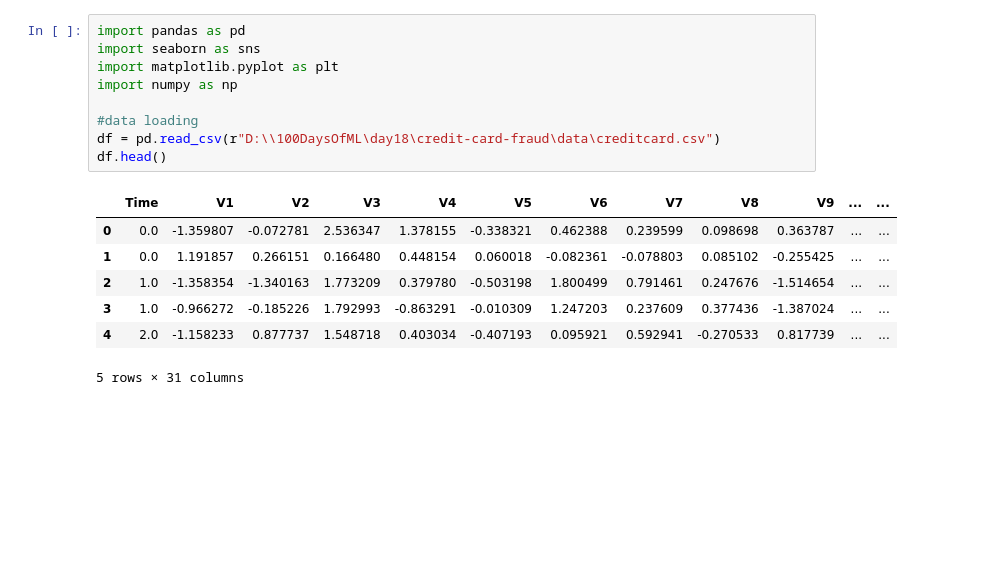
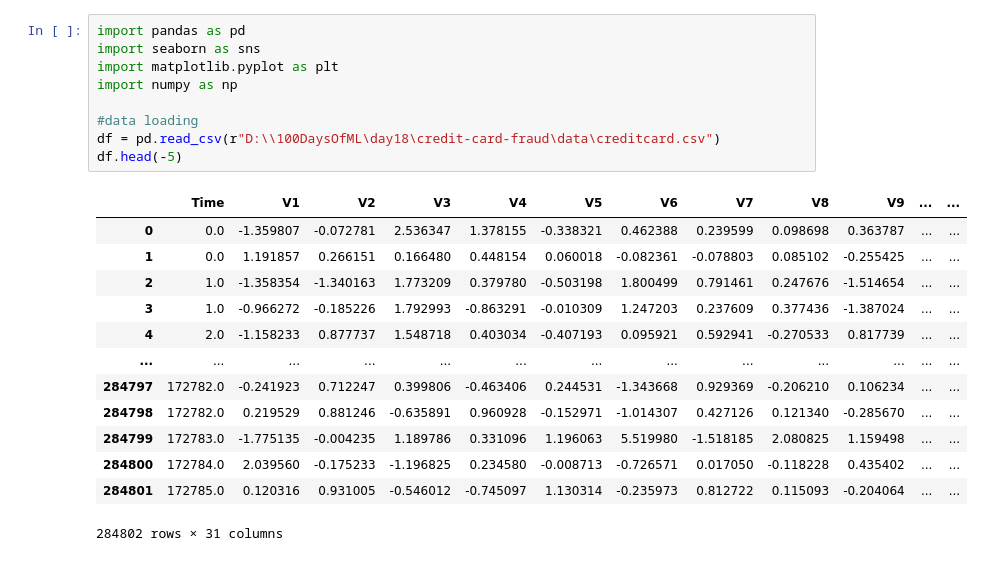
Before and after one commit to jackaakash4/100DaysOfML, a Jupyter notebook: day18/credit-card-fraud/notebooks/credit-card-fraud-detection.ipynb, the cells around one changed output. Drawn from its saved outputs; the diff is of its cells as text; blank space fills up the shorter version.

```diff
--- a/day18/credit-card-fraud/notebooks/credit-card-fraud-detection.ipynb
+++ b/day18/credit-card-fraud/notebooks/credit-card-fraud-detection.ipynb
@@ -1,18 +1,24 @@
 # %%
 import pandas as pd
 import seaborn as sns
 import matplotlib.pyplot as plt
 import numpy as np
 
 #data loading
 df = pd.read_csv(r"D:\\100DaysOfML\day18\credit-card-fraud\data\creditcard.csv")
-df.head()
+df.head(-5)
 # %% [output]
 |  | Time | V1 | V2 | V3 | V4 | V5 | V6 | V7 | V8 | V9 | ... | ... |
 | 0 | 0.0 | -1.359807 | -0.072781 | 2.536347 | 1.378155 | -0.338321 | 0.462388 | 0.239599 | 0.098698 | 0.363787 | ... | ... |
 | 1 | 0.0 | 1.191857 | 0.266151 | 0.166480 | 0.448154 | 0.060018 | -0.082361 | -0.078803 | 0.085102 | -0.255425 | ... | ... |
 | 2 | 1.0 | -1.358354 | -1.340163 | 1.773209 | 0.379780 | -0.503198 | 1.800499 | 0.791461 | 0.247676 | -1.514654 | ... | ... |
 | 3 | 1.0 | -0.966272 | -0.185226 | 1.792993 | -0.863291 | -0.010309 | 1.247203 | 0.237609 | 0.377436 | -1.387024 | ... | ... |
 | 4 | 2.0 | -1.158233 | 0.877737 | 1.548718 | 0.403034 | -0.407193 | 0.095921 | 0.592941 | -0.270533 | 0.817739 | ... | ... |
+| ... | ... | ... | ... | ... | ... | ... | ... | ... | ... | ... | ... | ... |
+| 284797 | 172782.0 | -0.241923 | 0.712247 | 0.399806 | -0.463406 | 0.244531 | -1.343668 | 0.929369 | -0.206210 | 0.106234 | ... | ... |
+| 284798 | 172782.0 | 0.219529 | 0.881246 | -0.635891 | 0.960928 | -0.152971 | -1.014307 | 0.427126 | 0.121340 | -0.285670 | ... | ... |
+| 284799 | 172783.0 | -1.775135 | -0.004235 | 1.189786 | 0.331096 | 1.196063 | 5.519980 | -1.518185 | 2.080825 | 1.159498 | ... | ... |
+| 284800 | 172784.0 | 2.039560 | -0.175233 | -1.196825 | 0.234580 | -0.008713 | -0.726571 | 0.017050 | -0.118228 | 0.435402 | ... | ... |
+| 284801 | 172785.0 | 0.120316 | 0.931005 | -0.546012 | -0.745097 | 1.130314 | -0.235973 | 0.812722 | 0.115093 | -0.204064 | ... | ... |
-5 rows × 31 columns
+284802 rows × 31 columns
 # %%
```
Also changed, not shown: parts of 14 cells of this notebook.
